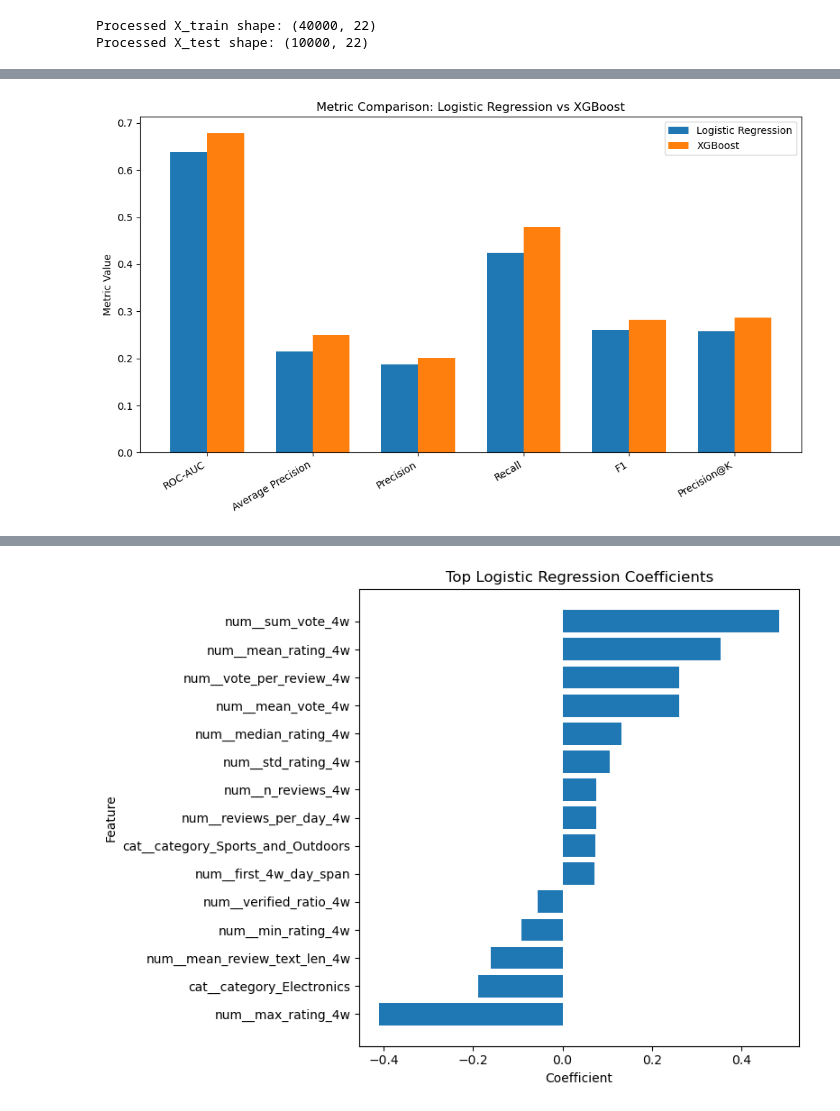
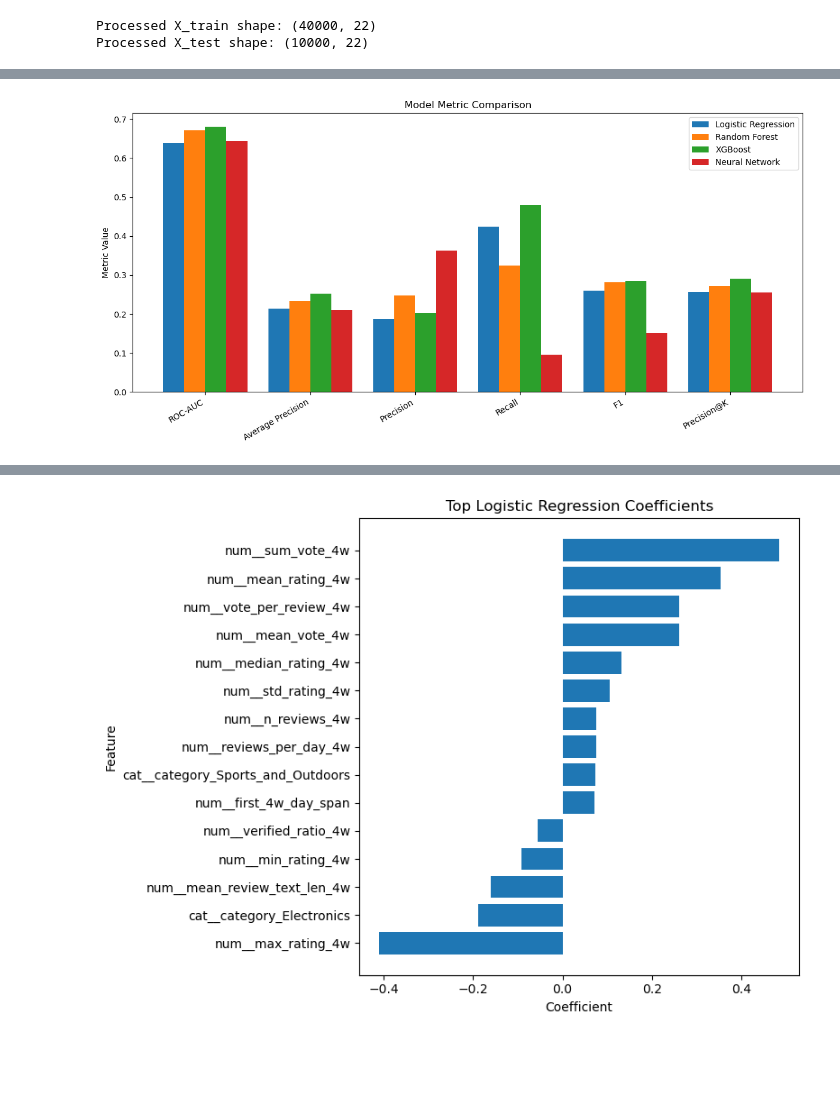
Before and after one commit to hpanchal092/CS163-Project, a Jupyter notebook: prelim_results_models.ipynb, the cells around one changed output, grey strips where cells are left out. Saved outputs shown, nothing was run; the diff lists cells and outputs as text; code cells hidden in the pictures; blank space fills up the shorter version.

```diff
--- a/prelim_results_models.ipynb
+++ b/prelim_results_models.ipynb
@@ -585,13 +729,16 @@ display(metrics_xgb_df)
 # %%
-# ==========================================
+# =========================================
 # Cell 11 — Metrics comparison table
-# ==========================================
+# =========================================
+
 metric_order = list(metrics_logreg.keys())
 
 comparison_df = pd.DataFrame({
     "metric": metric_order,
     "Logistic Regression": [metrics_logreg[m] for m in metric_order],
+    "Random Forest": [metrics_rf[m] for m in metric_order],
     "XGBoost": [metrics_xgb[m] for m in metric_order],
+    "Neural Network": [metrics_nn[m] for m in metric_order],
 })
 
 comparison_df["XGB_minus_LogReg"] = comparison_df["XGBoost"] - comparison_df["Logistic Regression"]
@@ -652,25 +863,73 @@ plt.show()
 # %%
-# ==========================================
-# Cell 14 — Metric bar chart comparison
-# ==========================================
-plot_metrics = ["ROC-AUC", "Average Precision", "Precision", "Recall", "F1", "Precision@K"]
-plot_df = comparison_df[comparison_df["metric"].isin(plot_metrics)].copy()
+# =========================================
+# Metric bar chart comparison
+# =========================================
+
+plot_metrics = [
+    "ROC-AUC",
+    "Average Precision",
+    "Precision",
+    "Recall",
+    "F1",
+    "Precision@K"
+]
+
+plot_df = comparison_df[
+    comparison_df["metric"].isin(plot_metrics)
+].copy()
 
 x = np.arange(len(plot_df))
-width = 0.35
+width = 0.2
 
-plt.figure(figsize=(10, 6))
-plt.bar(x - width / 2, plot_df["Logistic Regression"], width, label="Logistic Regression")
-plt.bar(x + width / 2, plot_df["XGBoost"], width, label="XGBoost")
+plt.figure(figsize=(12, 6))
 
-plt.xticks(x, plot_df["metric"], rotation=30, ha="right")
+plt.bar(
+    x - 1.5 * width,
+    plot_df["Logistic Regression"],
+    width,
+    label="Logistic Regression"
+)
+
+plt.bar(
+    x - 0.5 * width,
+    plot_df["Random Forest"],
+    width,
+    label="Random Forest"
+)
+
+plt.bar(
+    x + 0.5 * width,
+    plot_df["XGBoost"],
+    width,
+    label="XGBoost"
+)
+
+plt.bar(
+    x + 1.5 * width,
+    plot_df["Neural Network"],
+    width,
+    label="Neural Network"
+)
+
+plt.xticks(
+    x,
+    plot_df["metric"],
+    rotation=30,
+    ha="right"
+)
+
 plt.ylabel("Metric Value")
-plt.title("Metric Comparison: Logistic Regression vs XGBoost")
+
+plt.title("Model Metric Comparison")
+
 plt.legend()
+
 plt.tight_layout()
+plt.savefig("assets/metric_comparison_4models.png", bbox_inches="tight", dpi=150)
+
 plt.show()
 # %% [output]
-[figure, old version]
+[figure, new version]
 # %%
 # ==========================================
 # Cell 15 — Confusion matrices
```
Also changed, not shown: parts of 29 cells of this notebook, 5 other files.
